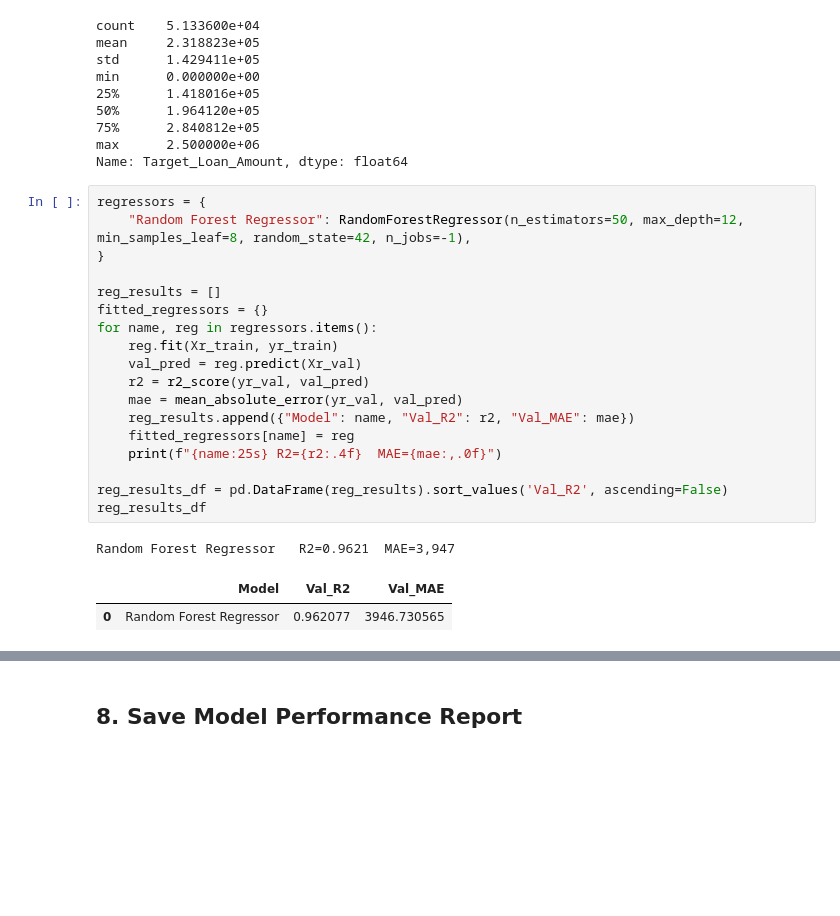
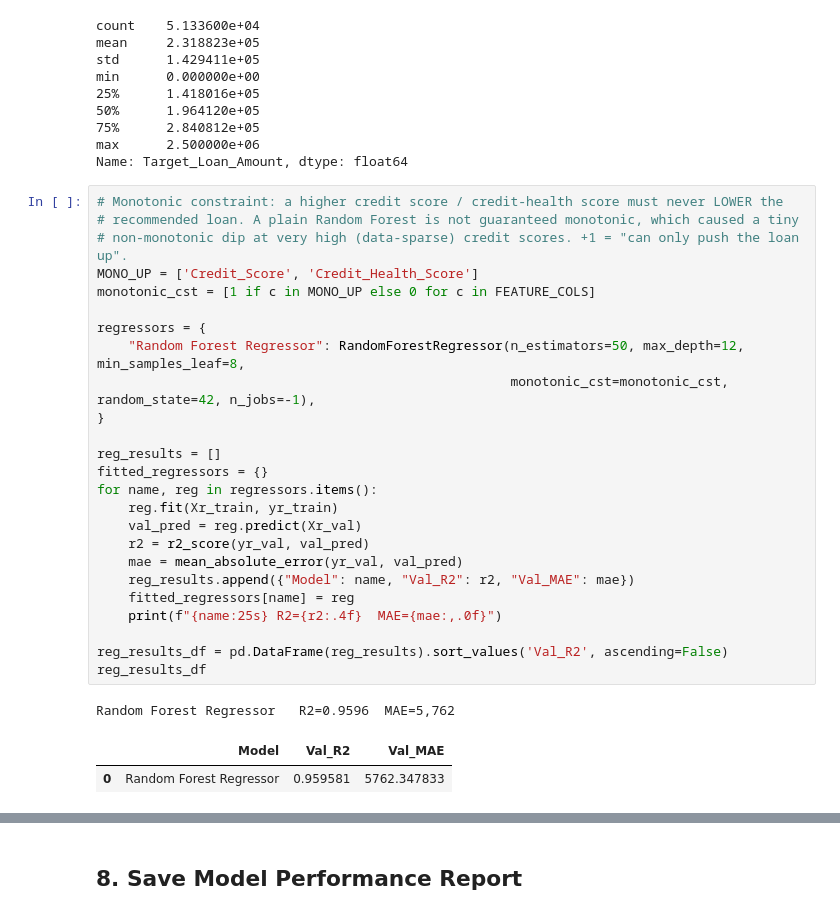
Before and after one commit to AtharvDhiman/FinRisk-Credit-Risk-and-Loan-Recommendation, a Jupyter notebook: notebooks/03_Model_Training_Evaluation.ipynb, the cells around one changed output, grey strips where cells are left out. Cells and saved outputs as stored; diff of their text form; blank space fills up the shorter version.

```diff
--- a/notebooks/03_Model_Training_Evaluation.ipynb
+++ b/notebooks/03_Model_Training_Evaluation.ipynb
@@ -271,27 +271,34 @@ min      0.000000e+00
 max      2.500000e+06
 Name: Target_Loan_Amount, dtype: float64
 # %%
+# Monotonic constraint: a higher credit score / credit-health score must never LOWER the
+# recommended loan. A plain Random Forest is not guaranteed monotonic, which caused a tiny
+# non-monotonic dip at very high (data-sparse) credit scores. +1 = "can only push the loan up".
+MONO_UP = ['Credit_Score', 'Credit_Health_Score']
+monotonic_cst = [1 if c in MONO_UP else 0 for c in FEATURE_COLS]
+
 regressors = {
-    "Random Forest Regressor": RandomForestRegressor(n_estimators=50, max_depth=12, min_samples_leaf=8, random_state=42, n_jobs=-1),
+    "Random Forest Regressor": RandomForestRegressor(n_estimators=50, max_depth=12, min_samples_leaf=8,
+                                                     monotonic_cst=monotonic_cst, random_state=42, n_jobs=-1),
 }
 
 reg_results = []
 fitted_regressors = {}
 for name, reg in regressors.items():
     reg.fit(Xr_train, yr_train)
     val_pred = reg.predict(Xr_val)
     r2 = r2_score(yr_val, val_pred)
     mae = mean_absolute_error(yr_val, val_pred)
     reg_results.append({"Model": name, "Val_R2": r2, "Val_MAE": mae})
     fitted_regressors[name] = reg
     print(f"{name:25s} R2={r2:.4f}  MAE={mae:,.0f}")
 
 reg_results_df = pd.DataFrame(reg_results).sort_values('Val_R2', ascending=False)
 reg_results_df
 # %% [output]
-Random Forest Regressor   R2=0.9621  MAE=3,947
+Random Forest Regressor   R2=0.9596  MAE=5,762
 |  | Model | Val_R2 | Val_MAE |
-| 0 | Random Forest Regressor | 0.962077 | 3946.730565 |
+| 0 | Random Forest Regressor | 0.959581 | 5762.347833 |
 # %%
 best_reg_name = reg_results_df.iloc[0]['Model']
 best_reg = fitted_regressors[best_reg_name]
```
Also changed, not shown: parts of 2 cells of this notebook, 9 other files.
